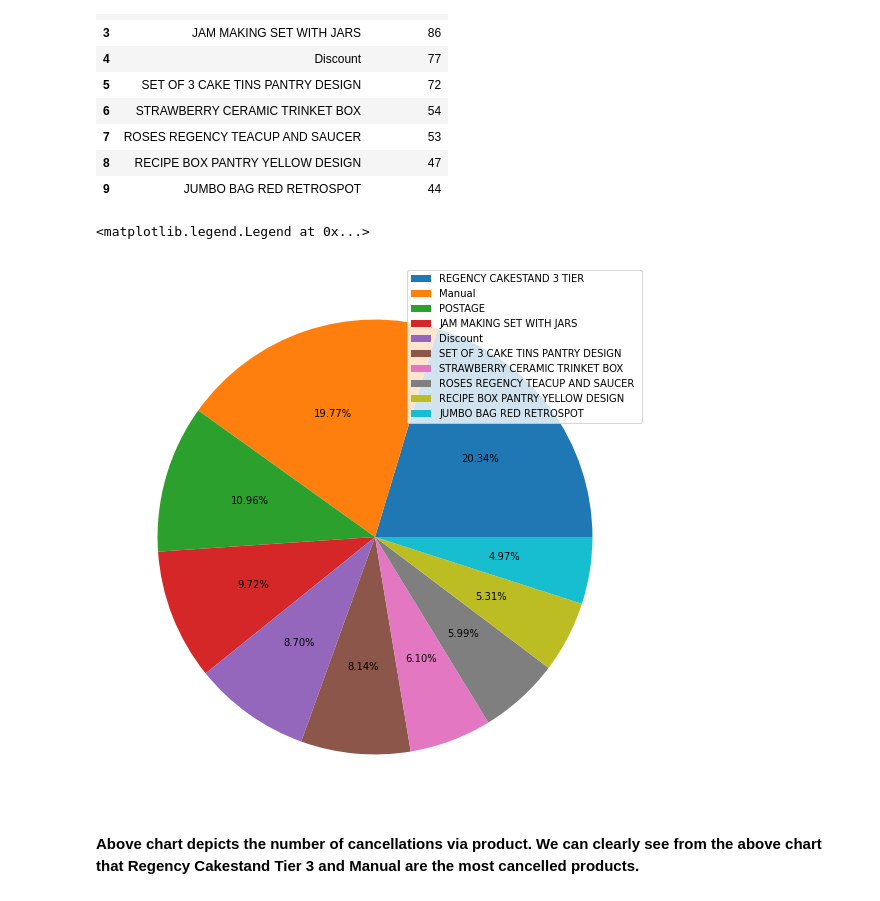
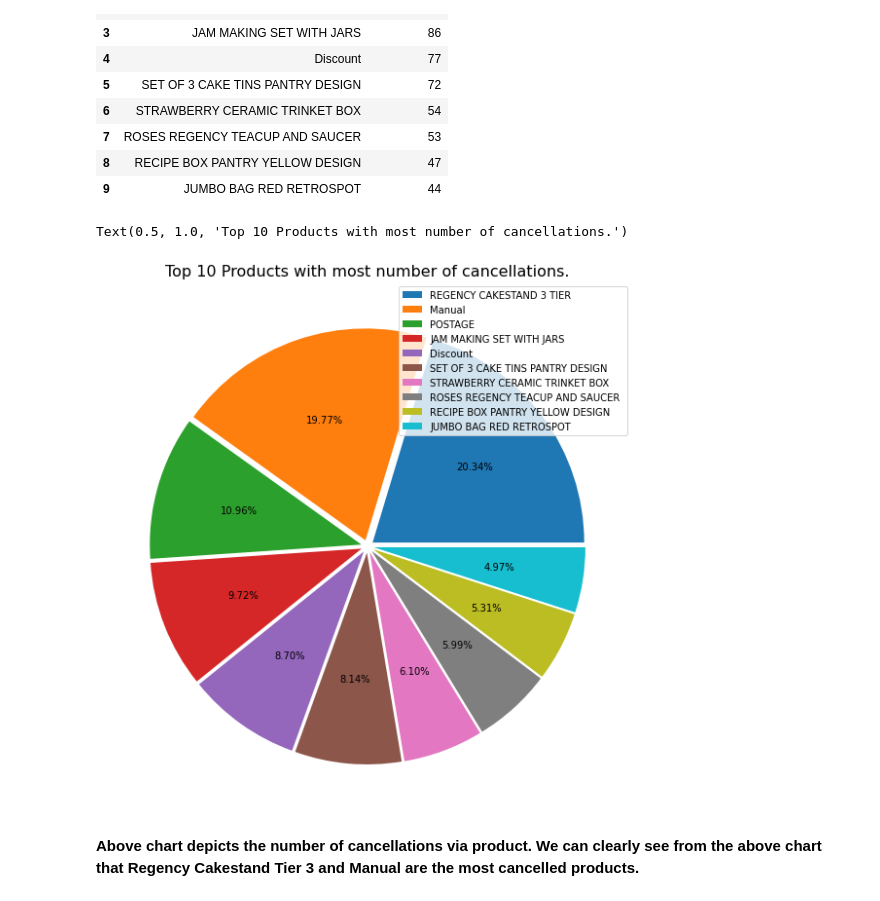
Before and after one commit to gopaljigupta45/Online_Retail_Customer_Segmentation, a Jupyter notebook: Online_Retail_Customer_Segmentation_Capstone_Project_GOPAL_JI_GUPTA_.ipynb, the cells around one changed output. Cells and saved outputs as stored; diff of their text form; code cells hidden in the pictures.

```diff
--- a/Online_Retail_Customer_Segmentation_Capstone_Project_GOPAL_JI_GUPTA_.ipynb
+++ b/Online_Retail_Customer_Segmentation_Capstone_Project_GOPAL_JI_GUPTA_.ipynb
@@ -326,16 +326,17 @@ product_cancellation_data
 # %%
 # Plotting the no. of cancellations for products using a pie chart.
 plt.figure(figsize=(10,10))
-labels=product_cancellation_data['index']                                       # defining the labels.
+labels=product_cancellation_data['index']                                                    # defining the labels.
 
-plt.pie(product_cancellation_data['Description'], autopct='%1.2f%%')            # plotting the pie chart.
-plt.legend(labels, loc='best')                                                  # setting the legends.
+explode=[0.03]*len(product_cancellation_data.index)                                          # setting values for exploding a wedge in the chart.
+plt.pie(product_cancellation_data['Description'],explode = explode ,autopct='%1.2f%%')       # plotting the pie chart.
+plt.legend(labels, loc='best')                                                               # setting the legends.
 
 # Setting the title.
-plt.title('Top 10 Products with most number of cancellations.')
+plt.title('Top 10 Products with most number of cancellations.', fontsize=16)
 # %% [output]
-<matplotlib.legend.Legend at 0x...>
+Text(0.5, 1.0, 'Top 10 Products with most number of cancellations.')
-[figure, old version]
+[figure, new version]
 # %% [markdown]
 **Above chart depicts the number of cancellations via product. We can clearly see from the above chart that Regency Cakestand Tier 3 and Manual are the most cancelled products.**
 # %% [markdown]
```
Also changed, not shown: parts of 19 cells of this notebook.
